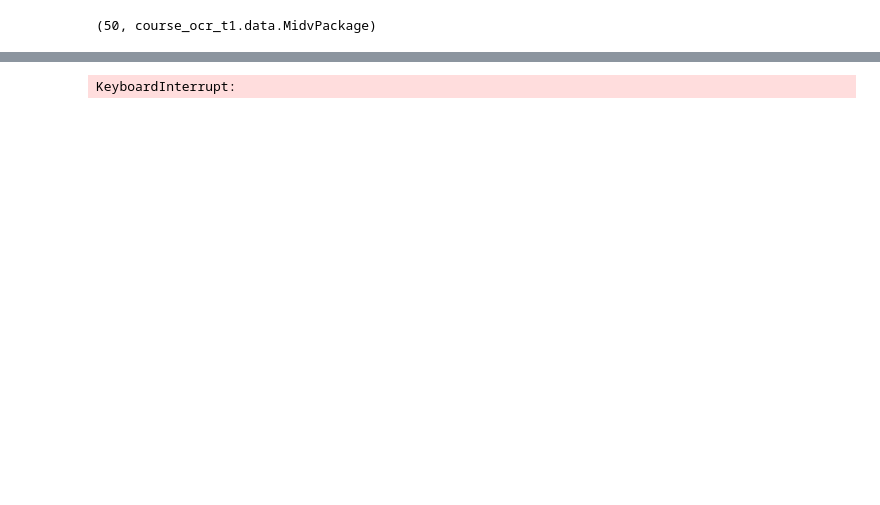
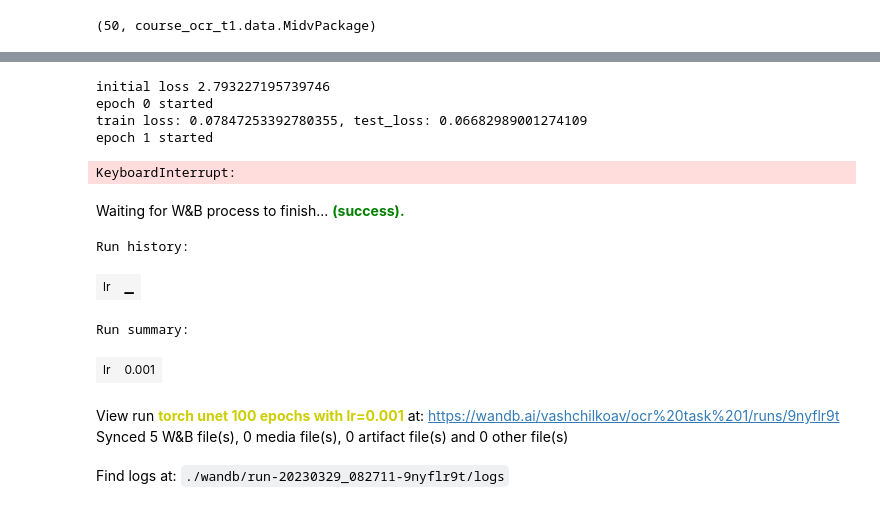
Before and after one commit to VashchilkoAV/course_ocr, a Jupyter notebook: task1/unet.ipynb, the cells around one changed output, grey strips where cells are left out. Cells and saved outputs as stored; diff of their text form; code cells hidden in the pictures; blank space fills up the shorter version.

Commit message:
unet first attempt

```diff
--- a/task1/unet.ipynb
+++ b/task1/unet.ipynb
@@ -125,7 +118,22 @@ train_losses, test_losses, trained_model = train_model(
     training_kwargs=training_config,
     criterion=criterion,
     device=device,
-    wandb_instance=None,
+    wandb_instance=wandb,
 )
 # %% [output]
-KeyboardInterrupt:
+initial loss 2.793227195739746
+epoch 0 started
+train loss: 0.07847253392780355, test_loss: 0.06682989001274109
+epoch 1 started
+KeyboardInterrupt:
+# %%
+wandb.finish()
+# %% [output]
+Waiting for W&B process to finish... (success).
+Run history:
+| lr | ▁ |
+Run summary:
+| lr | 0.001 |
+View run torch unet 100 epochs with lr=0.001 at: https://wandb.ai/vashchilkoav/ocr%20task%201/runs/9nyflr9t
+Synced 5 W&B file(s), 0 media file(s), 0 artifact file(s) and 0 other file(s)
+Find logs at: ./wandb/run-20230329_082711-9nyflr9t/logs
```
Also changed, not shown: parts of 12 cells of this notebook, 27 other files.
